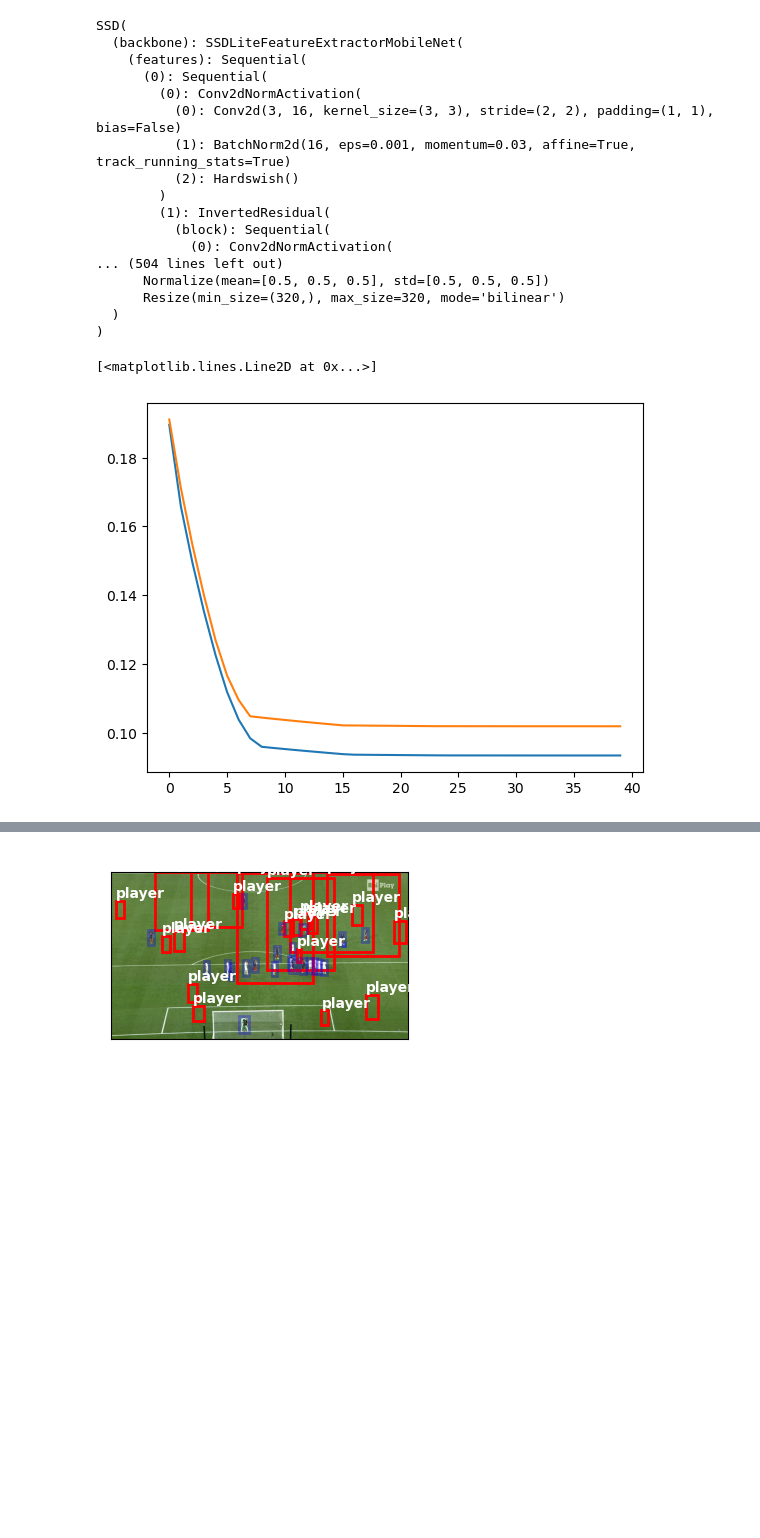
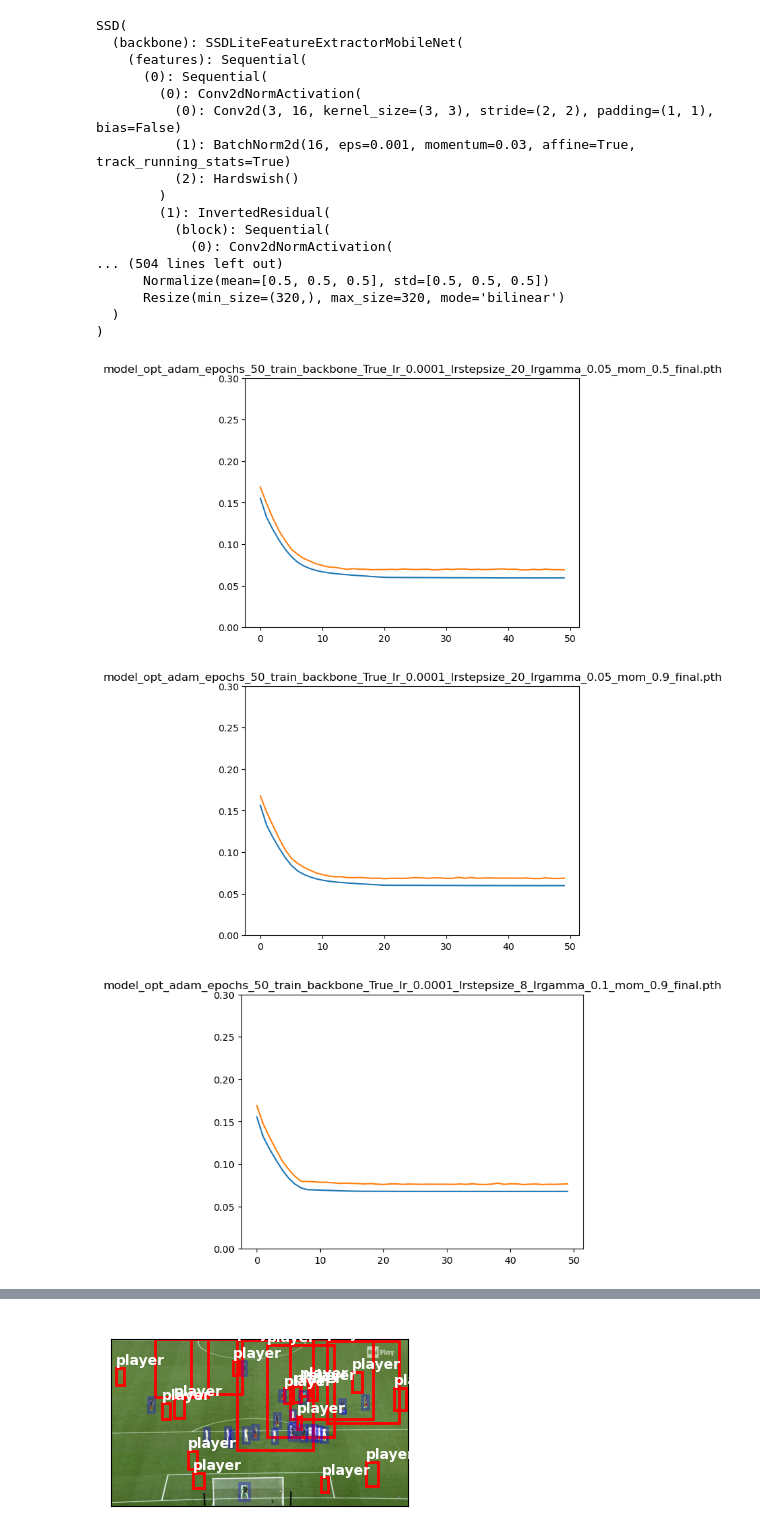
Before and after one commit to daniel-macrae/DeepLearning-2023, a Jupyter notebook: quickModelEvaluation.ipynb, the cells around one changed output, grey strips where cells are left out. Saved outputs shown, nothing was run; the diff lists cells and outputs as text; code cells hidden in the pictures; blank space fills up the shorter version.

Commit message:
some results

```diff
--- a/quickModelEvaluation.ipynb
+++ b/quickModelEvaluation.ipynb
@@ -2,12 +2,16 @@
 import torchvision
 import torch
 from torchvision.models.detection import ssdlite320_mobilenet_v3_large
+from torchvision.models.mobilenetv3 import MobileNet_V3_Large_Weights
+import os
 
-model = ssdlite320_mobilenet_v3_large(weights=None, num_classes=3) # we do not specify pretrained=True, i.e. do not load default weights
+model = ssdlite320_mobilenet_v3_large(weights=None, num_classes=3,  weights_backbone=MobileNet_V3_Large_Weights.DEFAULT) # we do not specify pretrained=True, i.e. do not load default weights
 #model.load_state_dict(torch.load(''))
 
 
-checkpoint = torch.load("Results/Models/model_opt_sgd_epochs_40_train_backbone_False_lr_0.001_lrstepsize_8_lrgamma_0.1_mom_0.9_final.pth")
+
+
+checkpoint = torch.load("Results/Models/model_opt_adam_epochs_50_train_backbone_True_lr_0.001_lrstepsize_8_lrgamma_0.1_mom_0.9_final.pth")
 model.load_state_dict(checkpoint['model'])
 
 
@@ -32,10 +36,25 @@ SSD(
       Resize(min_size=(320,), max_size=320, mode='bilinear')
   )
 )
-# %%
-import matplotlib.pyplot as plt
-plt.plot(checkpoint["losses_train"])
-plt.plot(checkpoint["losses_val"])
-# %% [output]
-[<matplotlib.lines.Line2D at 0x...>]
-[figure, removed]
+# %%
+import matplotlib.pyplot as plt
+
+model = ssdlite320_mobilenet_v3_large(weights=None, num_classes=3, weights_backbone=None) # we do not specify pretrained=True, i.e. do not load default weights
+
+modelsFolder = "Results/Models"
+
+for modelFile in os.listdir(modelsFolder):
+    path = os.path.join(modelsFolder, modelFile)
+    checkpoint = torch.load(path)
+
+    #model.load_state_dict(checkpoint['model'])
+
+    plt.plot(checkpoint["losses_train"])
+    plt.plot(checkpoint["losses_val"])
+    plt.title(modelFile)
+    plt.ylim((0, 0.3))
+    plt.show()
+# %% [output]
+[figure, added]
+[figure, added]
+[figure, added]
```
Also changed, not shown: parts of 1 cell of this notebook, 2 other files.
